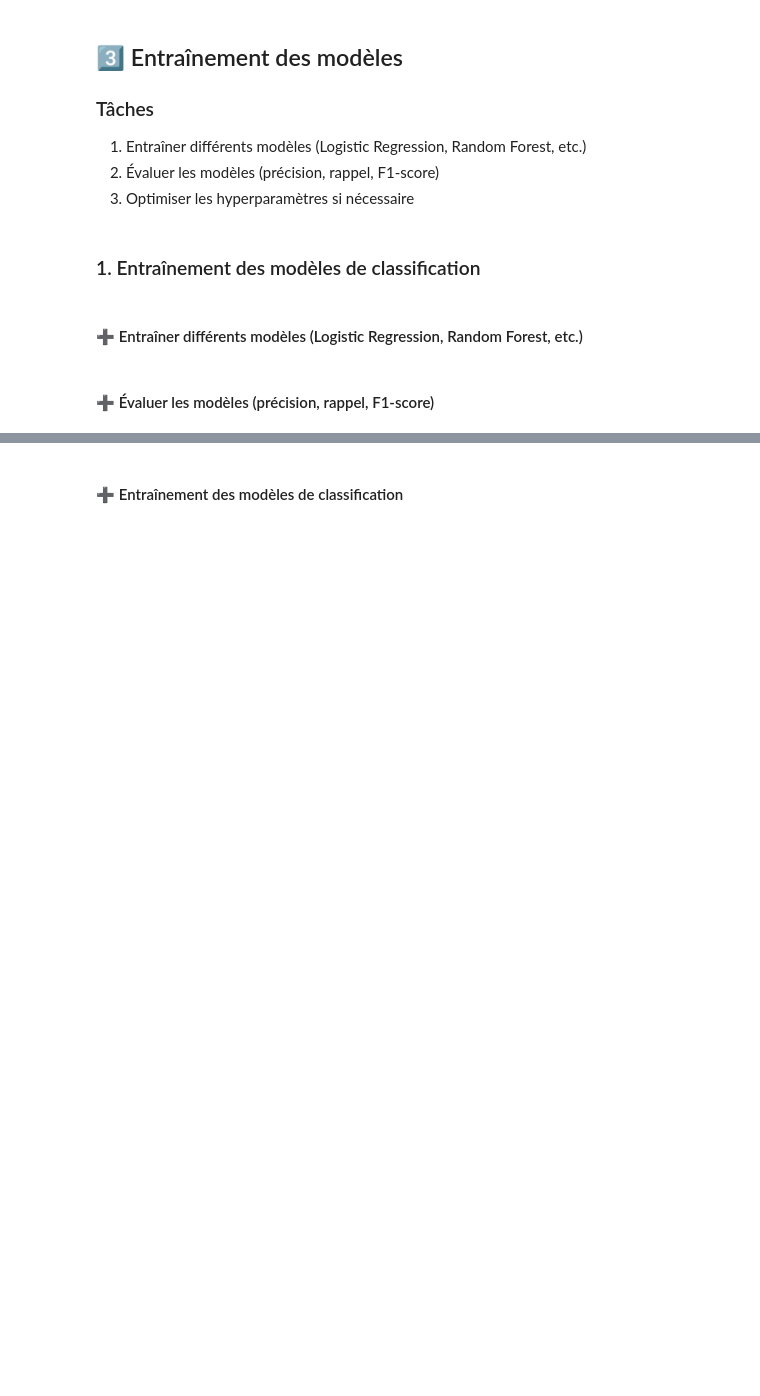
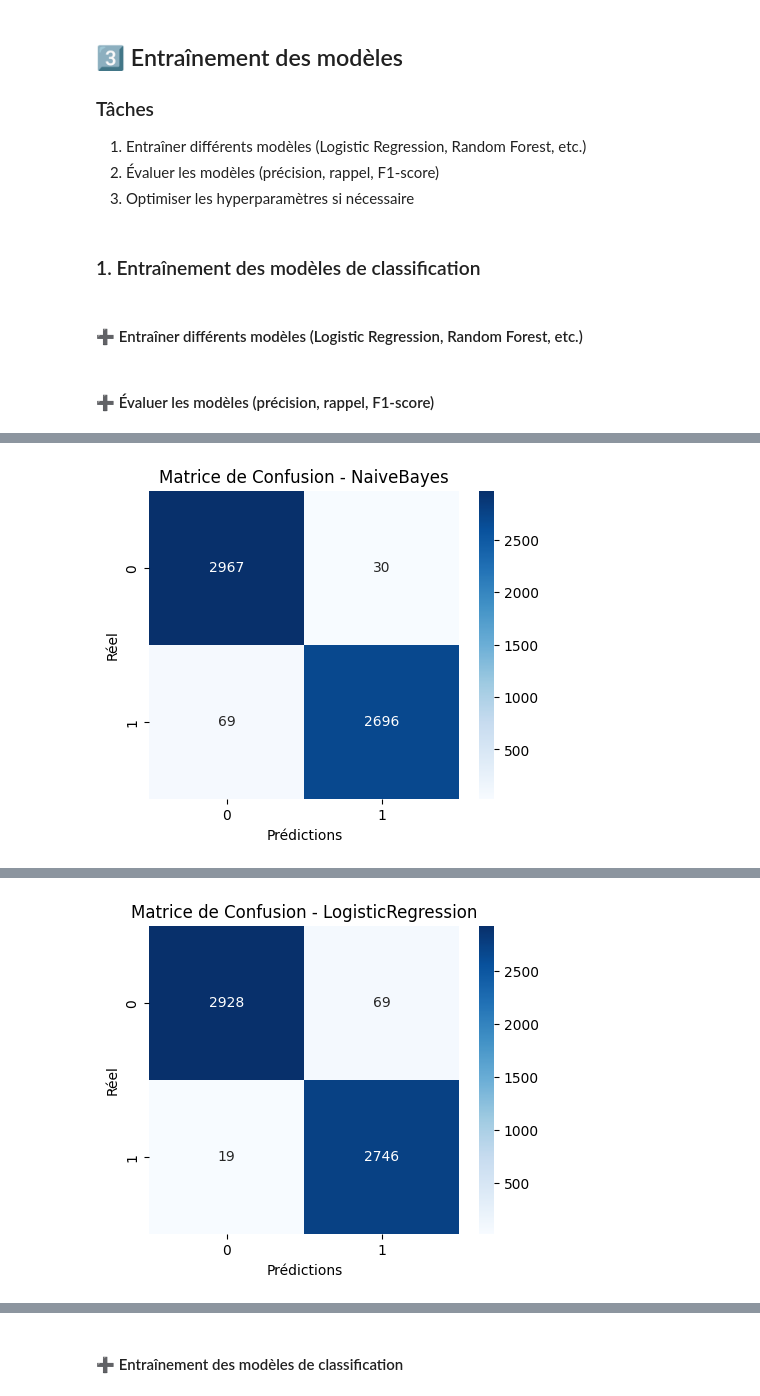
Before and after one commit to bouchramilo/SpamDetectorAI, a Jupyter notebook: notebooks/partie_1.ipynb, the cells around one changed output, grey strips where cells are left out. Cells and saved outputs as stored; diff of their text form; code cells hidden in the pictures; blank space fills up the shorter version.

Commit message:
SPAM-8 Entraînement des modèles de classification

```diff
--- a/notebooks/partie_1.ipynb
+++ b/notebooks/partie_1.ipynb
@@ -422,0 +457,77 @@ array(['aa', 'aaa', 'aaaa', ..., 'þô', 'þöyledir', 'þù'],
+# %%
+
+
+results = {}
+
+for name, pipe in pipelines.items():
+    print(f"\n==================== {name} ====================")
+    start_time = time.time()
+
+    # Entraînement
+    pipe.fit(X_train, y_train)
+
+    # Prédictions
+    preds = pipe.predict(X_test)
+
+    end_time = time.time()
+
+    total_time = end_time - start_time
+
+
+    # Accuracy
+    acc = accuracy_score(y_test, preds)
+
+    # Precision, Recall, F1
+    precision = precision_score(y_test, preds, average="weighted", zero_division=0)
+    recall = recall_score(y_test, preds, average="weighted", zero_division=0)
+    f1 = f1_score(y_test, preds, average="weighted", zero_division=0)
+
+    # AUC (se calcule seulement si problème binaire)
+    auc = None
+    if len(y.unique()) == 2:
+        try:
+            if hasattr(pipe, "predict_proba"):
+                proba = pipe.predict_proba(X_test)[:, 1]
+            elif hasattr(pipe, "decision_function"):
+                proba = pipe.decision_function(X_test)
+            else:
+                proba = None
+
+            if proba is not None:
+                auc = roc_auc_score(y_test, proba)
+        except:
+            auc = None
+
+    # Matrice de confusion
+    cm = confusion_matrix(y_test, preds)
+
+    # Stocker les résultats
+    results[name] = {
+        "Accuracy": acc,
+        "Precision": precision,
+        "Recall": recall,
+        "F1_score": f1,
+        "AUC": auc,
+        "Confusion_matrix": cm,
+        "time_total": total_time
+    }
+
+    # Affichage
+    print("Accuracy :", acc)
+    print("Precision :", precision)
+    print("Recall :", recall)
+    print("F1_score :", f1)
+    print("time_total :", total_time)
+    if auc is not None:
+        print("AUC :", auc)
+    print("\n--- Rapport complet ---")
+    print(classification_report(y_test, preds))
+
+    # Matrice de confusion visuelle
+    plt.figure(figsize=(5,4))
+    sns.heatmap(cm, annot=True, fmt="d", cmap="Blues")
+    plt.title(f"Matrice de Confusion - {name}")
+    plt.xlabel("Prédictions")
+    plt.ylabel("Réel")
+    plt.show()
+# %% [output]
@@ -422,0 +551 @@ array(['aa', 'aaa', 'aaaa', ..., 'þô', 'þöyledir', 'þù'],
+[figure, added]
@@ -422,0 +569 @@ array(['aa', 'aaa', 'aaaa', ..., 'þô', 'þöyledir', 'þù'],
+[figure, added]
```
Also changed, not shown: parts of 12 cells of this notebook, 1 other file.
